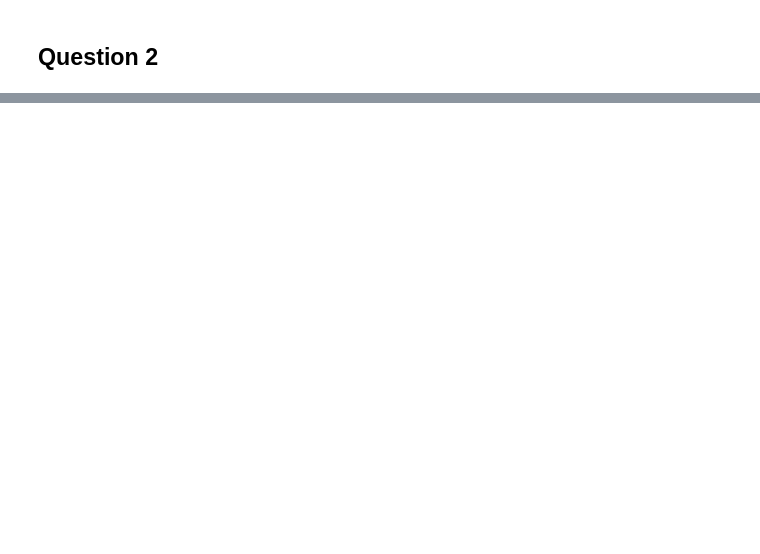
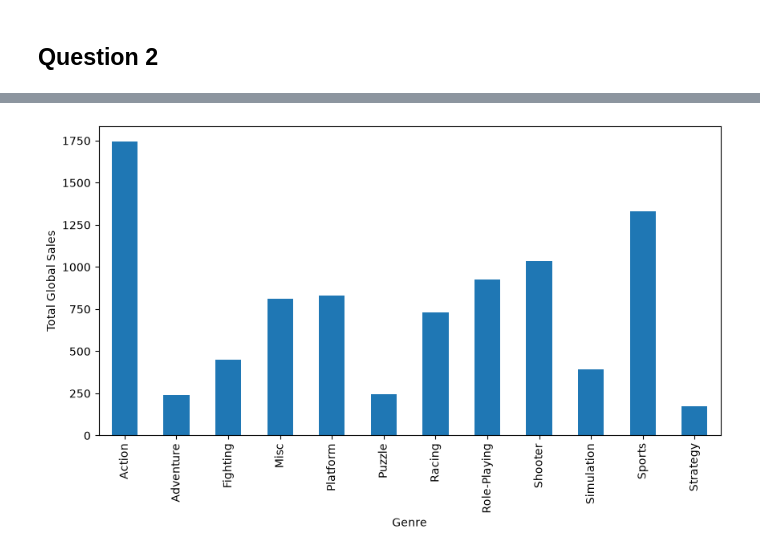
Before and after one commit to arushisboolied/Data-Science-Fundamentals-with-Python-Learner-s-Space, a Jupyter notebook: Week-1/Worksheet-1.ipynb, the cells around one changed output, grey strips where cells are left out. Cells and saved outputs as stored; diff of their text form; code cells hidden in the pictures; blank space fills up the shorter version.

```diff
--- a/Week-1/Worksheet-1.ipynb
+++ b/Week-1/Worksheet-1.ipynb
@@ -83,0 +86,3 @@ print(spiral_list)
+# %%
+df = pd.read_csv('./videogamesales.csv')
+df
@@ -83,0 +105,4 @@ print(spiral_list)
+# %%
+df['Global_Sales'] = df.iloc[:,-4:].sum(axis = 1)
+df = df.sort_values(by='Global_Sales', ascending = False)
+df
@@ -83,0 +127,3 @@ print(spiral_list)
+# %%
+genre_sales = df.groupby('Genre')['Global_Sales'].sum()
+genre_sales
@@ -83,0 +145,6 @@ print(spiral_list)
+# %%
+genre_sales.plot(kind='bar', figsize=(10,5))
+plt.ylabel('Total Global Sales')
+plt.show()
+# %% [output]
+[figure, added]
```
Also changed, not shown: parts of 19 cells of this notebook.
